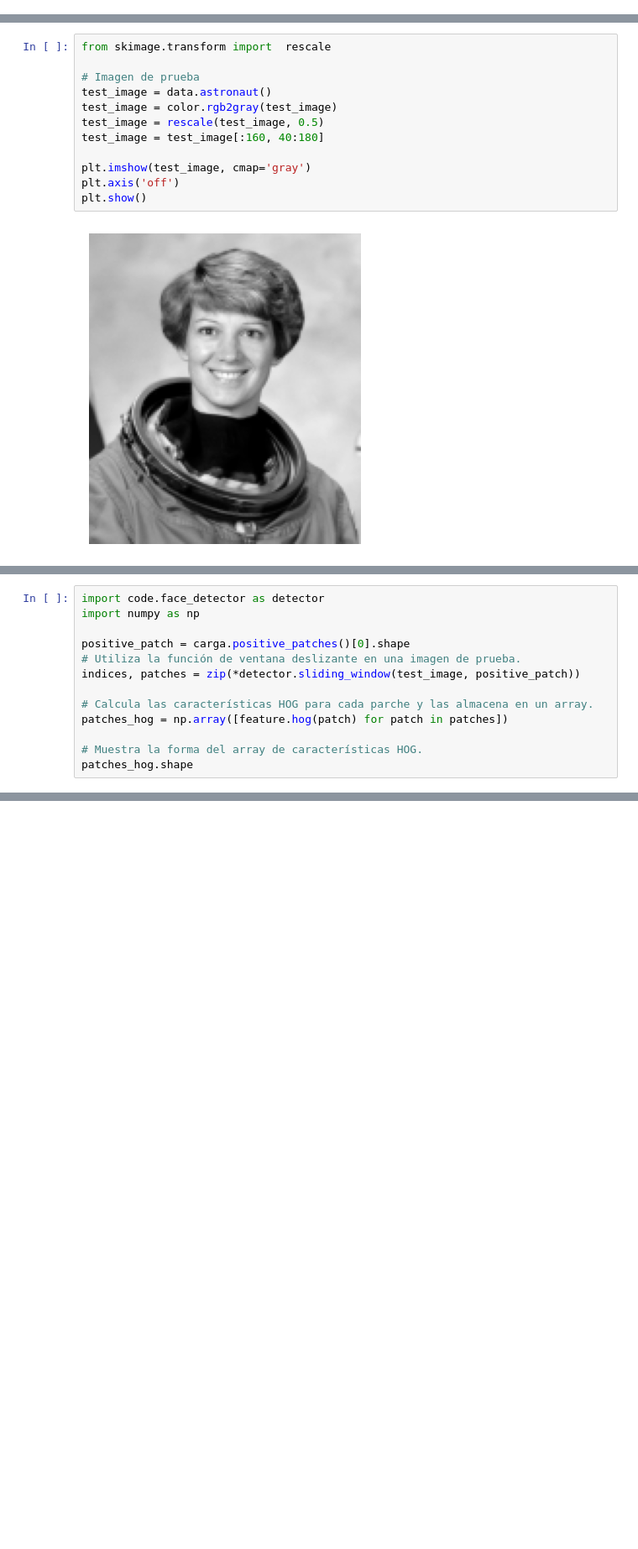
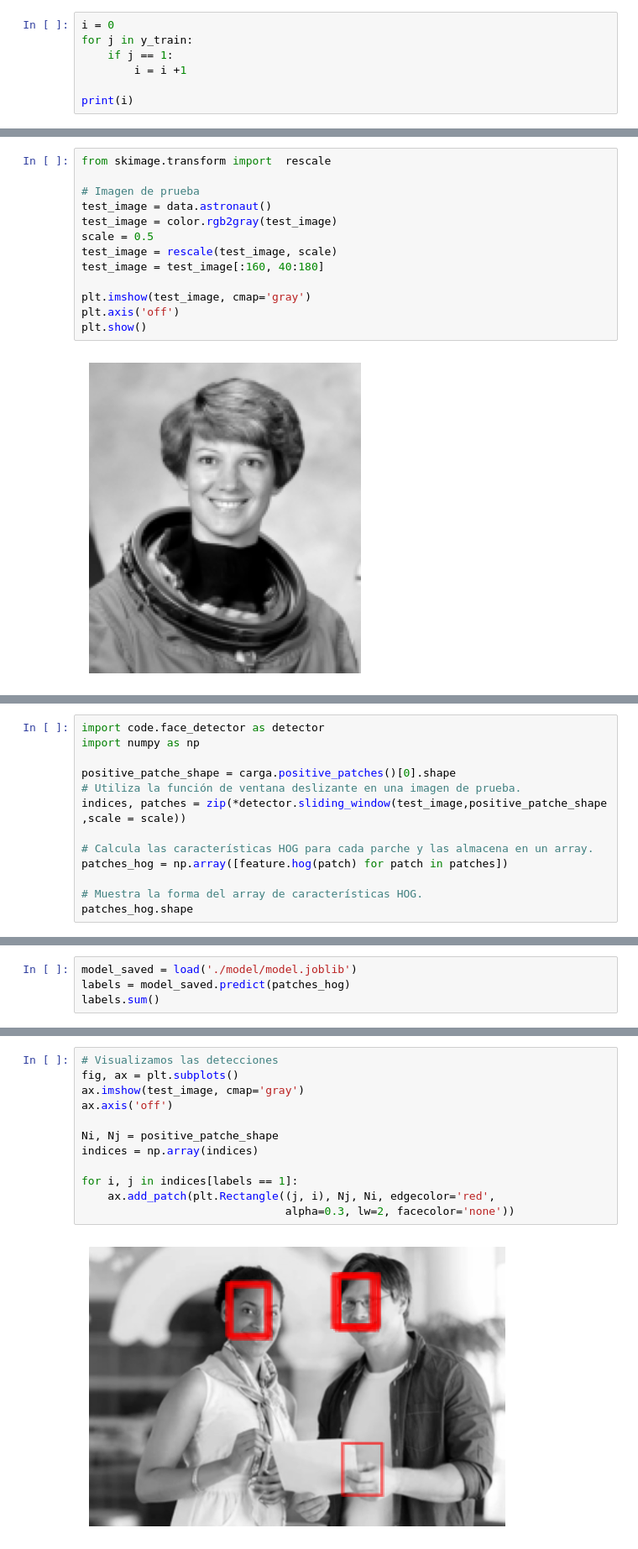
Before and after one commit to rde-armas/mode-2023, a Jupyter notebook: entrega_final/Laboratorio_mode.ipynb, the cells around one changed output, grey strips where cells are left out. Shown at 84% size. Cells and saved outputs as stored; diff of their text form; blank space fills up the shorter version.

```diff
--- a/entrega_final/Laboratorio_mode.ipynb
+++ b/entrega_final/Laboratorio_mode.ipynb
@@ -19,3 +17,10 @@ print(f'muestras validacion: {X_test.shape}')
 # %% [output]
 muestras entrenamiento: (71357, 62, 47)
 muestras validacion: (133521, 62, 47)
+# %%
+i = 0
+for j in y_train:
+    if j == 1:
+        i = i +1
+
+print(i)
@@ -85,7 +152,8 @@ from skimage.transform import  rescale
 # Imagen de prueba
 test_image = data.astronaut()
 test_image = color.rgb2gray(test_image)
-test_image = rescale(test_image, 0.5)
+scale = 0.5
+test_image = rescale(test_image, scale)
 test_image = test_image[:160, 40:180]
 
 plt.imshow(test_image, cmap='gray')
@@ -99,9 +165,9 @@ RESULTADOS
 import code.face_detector as detector
 import numpy as np
 
-positive_patch = carga.positive_patches()[0].shape
+positive_patche_shape = carga.positive_patches()[0].shape
 # Utiliza la función de ventana deslizante en una imagen de prueba.
-indices, patches = zip(*detector.sliding_window(test_image, positive_patch))
+indices, patches = zip(*detector.sliding_window(test_image,positive_patche_shape ,scale = scale))
 
 # Calcula las características HOG para cada parche y las almacena en un array.
 patches_hog = np.array([feature.hog(patch) for patch in patches])
@@ -121,0 +179,4 @@ ModuleNotFoundError: No module named 'clasifiers'
+# %%
+model_saved = load('./model/model.joblib')
+labels = model_saved.predict(patches_hog)
+labels.sum()
@@ -121,0 +185,14 @@ ModuleNotFoundError: No module named 'clasifiers'
+# %%
+# Visualizamos las detecciones
+fig, ax = plt.subplots()
+ax.imshow(test_image, cmap='gray')
+ax.axis('off')
+
+Ni, Nj = positive_patche_shape
+indices = np.array(indices)
+
+for i, j in indices[labels == 1]:
+    ax.add_patch(plt.Rectangle((j, i), Nj, Ni, edgecolor='red',
+                               alpha=0.3, lw=2, facecolor='none'))
+# %% [output]
+[figure, added]
```
Also changed, not shown: parts of 33 cells of this notebook, 5 other files.
